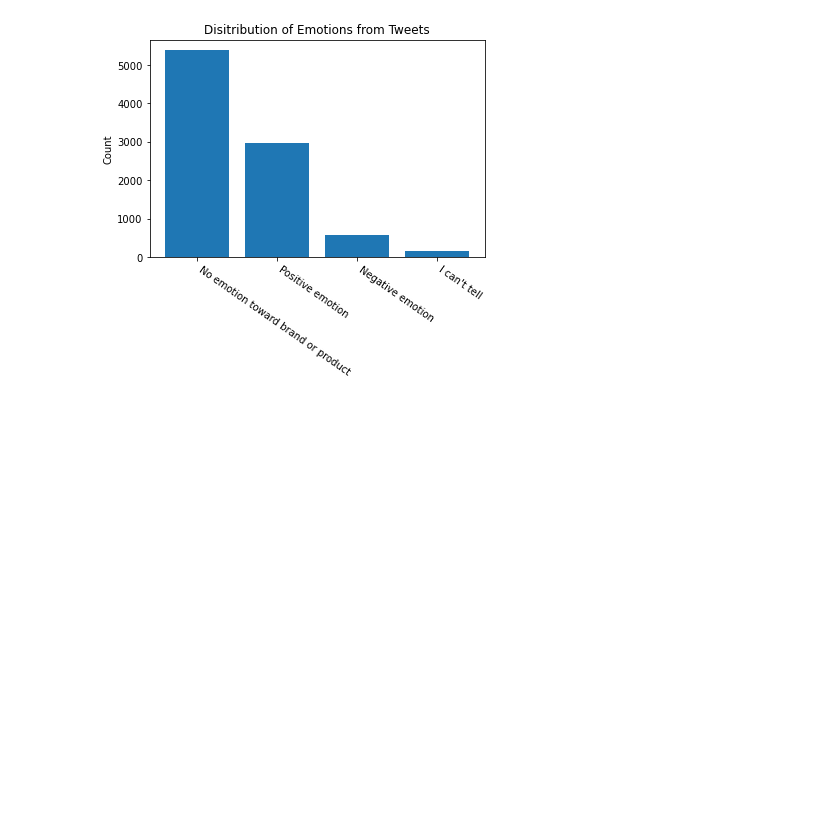
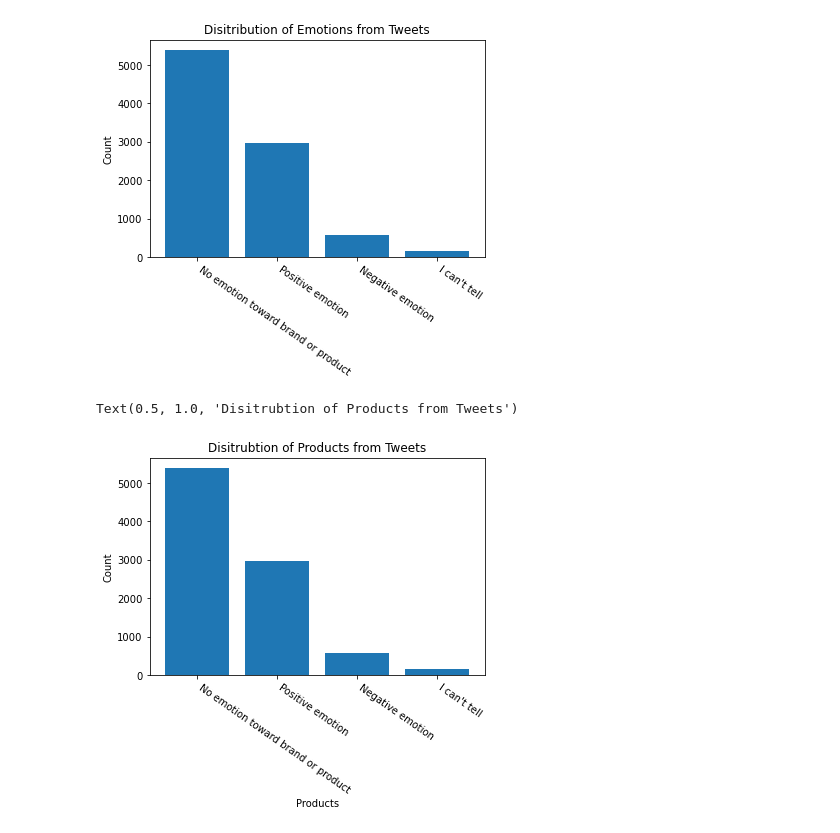
Before and after one commit to xuqc01/twitter_sentiment_analysis, a Jupyter notebook: notebook.ipynb, the cells around one changed output. Saved outputs shown, nothing was run; the diff lists cells and outputs as text; code cells hidden in the pictures; blank space fills up the shorter version.

```diff
--- a/notebook.ipynb
+++ b/notebook.ipynb
@@ -3,4 +3,4 @@ import pandas as pd
 import matplotlib.pyplot as plt
 %matplotlib inline
 # %%
-data = pd.read_csv('tweets.csv', encoding='iso-8859-1')
+tweets = pd.read_csv('tweets.csv', encoding='iso-8859-1')
@@ -21,4 +17,10 @@ Data columns (total 3 columns):
  2   is_there_an_emotion_directed_at_a_brand_or_product  9093 non-null   object
 dtypes: object(3)
 memory usage: 213.2+ KB
+# %%
+# Renaming table column names
+tweets.rename(columns={'0': 'tweet_text',
+                       'emotion_in_tweet_is_directed_at': 'brand',
+                       'is_there_an_emotion_directed_at_a_brand_or_product': 'emotion'}
+                       , inplace=True)
 # %%
@@ -32,3 +35,16 @@ ax.set_xticklabels(emotion.index, rotation=-35, ha='left');
 ax.set_ylabel('Count');
 # %% [output]
 [figure]
+# %%
+emotion = tweets['emotion'].value_counts()
+
+fig, ax = plt.subplots()
+
+ax.bar(x=emotion.index, height=emotion);
+ax.set_xticklabels(emotion.index, rotation=-35, ha='left');
+ax.set_xlabel('Products')
+ax.set_ylabel('Count')
+ax.set_title('Disitrubtion of Products from Tweets')
+# %% [output]
+Text(0.5, 1.0, 'Disitrubtion of Products from Tweets')
+[figure, added]
```
Also changed, not shown: parts of 12 cells of this notebook, 1 other file.
